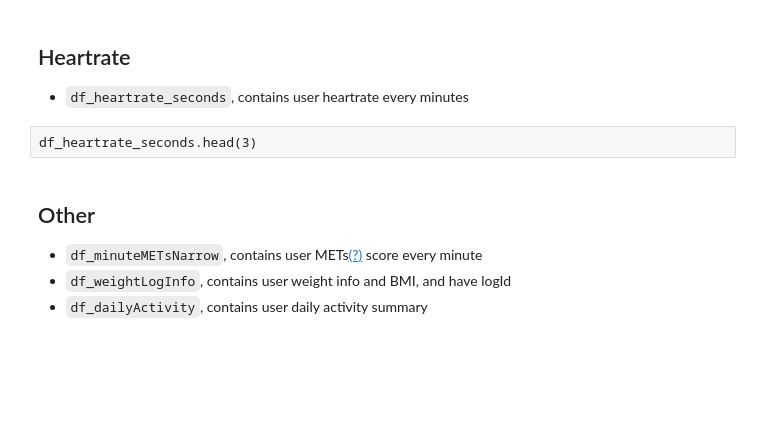
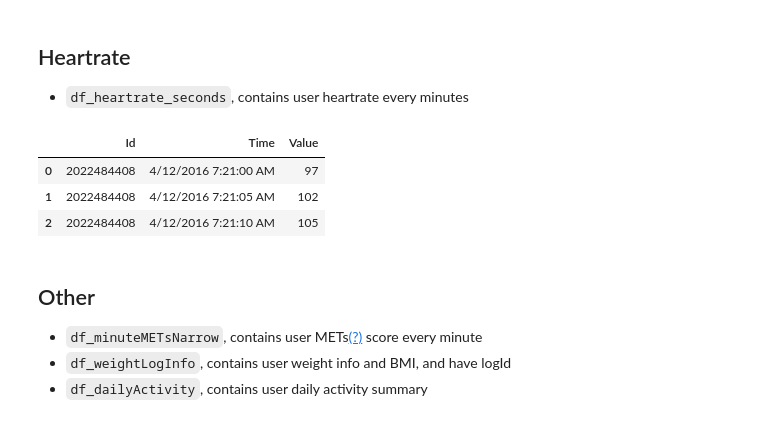
Before and after one commit to AhmadStrmlya/DataAnalytics-FitnessTracker, a Jupyter notebook: source_code/Data Understanding.ipynb, the cells around one changed output. Saved outputs shown, nothing was run; the diff lists cells and outputs as text; code cells hidden in the pictures; blank space fills up the shorter version.

```diff
--- a/source_code/Data Understanding.ipynb
+++ b/source_code/Data Understanding.ipynb
@@ -207,8 +207,13 @@ df_sleepDay.head(3)
 ## Heartrate
 
 * `df_heartrate_seconds`, contains user heartrate every minutes
-# %% [raw]
-df_heartrate_seconds.head(3)
+# %%
+df_heartrate_seconds.head(3)
+# %% [output]
+|  | Id | Time | Value |
+| 0 | 2022484408 | 4/12/2016 7:21:00 AM | 97 |
+| 1 | 2022484408 | 4/12/2016 7:21:05 AM | 102 |
+| 2 | 2022484408 | 4/12/2016 7:21:10 AM | 105 |
 # %% [markdown]
 ## Other
 
```
Also changed, not shown: 4 other files.
